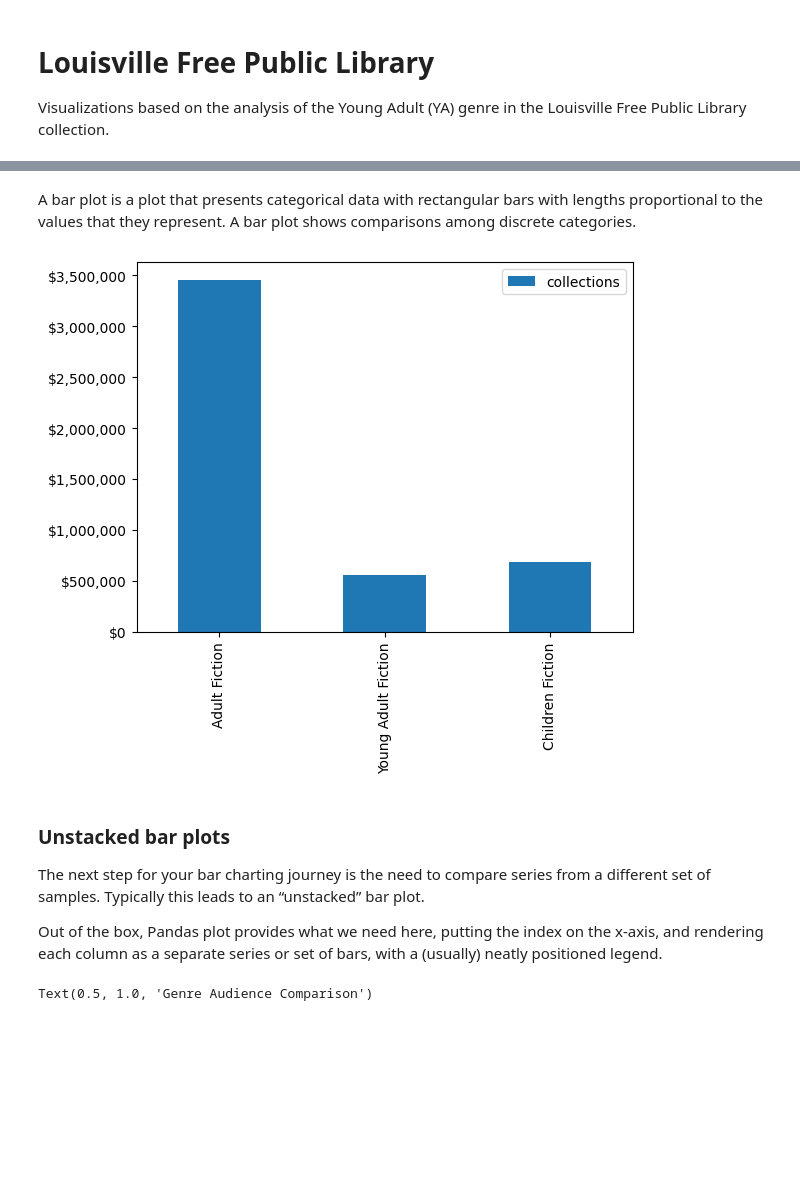
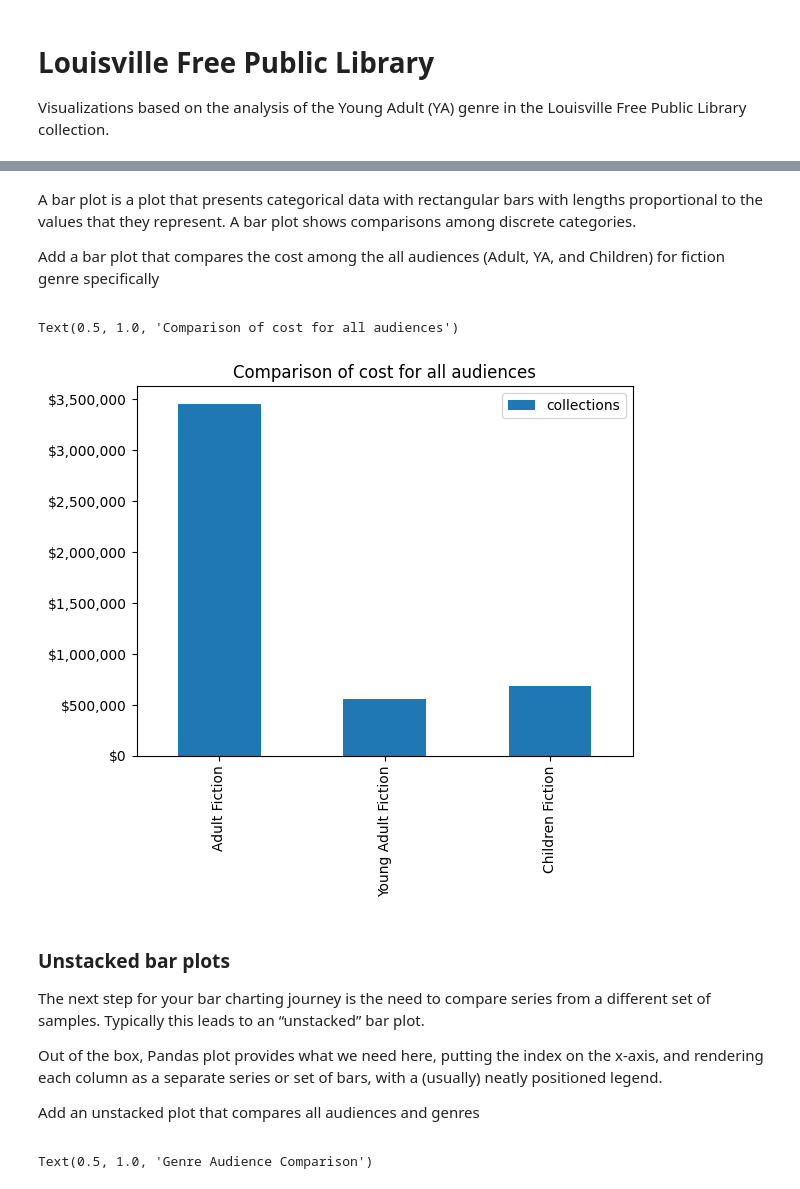
Before and after one commit to yathridv/lfpl-plot, a Jupyter notebook: plot.ipynb, the cells around one changed output, grey strips where cells are left out. Drawn from its saved outputs; the diff is of its cells as text; code cells hidden in the pictures; blank space fills up the shorter version.

```diff
--- a/plot.ipynb
+++ b/plot.ipynb
@@ -21,31 +21,37 @@ books_df.head()
 | 4 | 707411 | Robin rescues dinner : 52 weeks o... | Miller, Robin, 1964- | 2009 | Book | Adult Non-Fiction | Remote Shelving - Main | 19.99 | ... |
 # %% [markdown]
 <p>A bar plot is a plot that presents categorical data with rectangular bars with lengths proportional to the values that they represent. A bar plot shows comparisons among discrete categories. </p>
+
+<p>Add a bar plot that compares the cost among the all audiences (Adult, YA, and Children) for fiction genre specifically<p>
 # %%
+# add code for visualization
 
 # Data masks
 adult_fiction_mask = (books_df['Audience'] == 'Adult') & (books_df['Genre'] == 'Fiction')
 ya_mask = (books_df['Audience'] == 'Teen') & (books_df['Genre'] == 'Fiction')
 children_mask = (books_df['Audience'] == 'Children') & (books_df['Genre'] == 'Fiction')
 
 # Totals by groups
-adult_fiction = int( books_df[adult_fiction_mask]['ItemPrice'].sum())
-ya_fiction = int( books_df[ya_mask]['ItemPrice'].sum())
-children_fiction = int( books_df[children_mask]['ItemPrice'].sum())
+adult_fiction = books_df[adult_fiction_mask]['ItemPrice'].sum()
+ya_fiction =  books_df[ya_mask]['ItemPrice'].sum()
+children_fiction =  books_df[children_mask]['ItemPrice'].sum()
 
 # Plot a bar chart
 plotdata = pd.DataFrame(
     {"collections": [adult_fiction, ya_fiction, children_fiction]},
     index=["Adult Fiction", "Young Adult Fiction", "Children Fiction"])
 
 
 fig = plotdata.plot(kind="bar")
 fmt = '${x:,.0f}'
 fig.yaxis.set_major_formatter('${x:,.0f}')
+fig.set_title('Comparison of cost for all audiences')
 # %% [output]
+Text(0.5, 1.0, 'Comparison of cost for all audiences')
-[figure, old version]
+[figure, new version]
 # %% [markdown]
 <h3>Unstacked bar plots</h3>
 <p>The next step for your bar charting journey is the need to compare series from a different set of samples. Typically this leads to an “unstacked” bar plot.</p>
 <p>Out of the box, Pandas plot provides what we need here, putting the index on the x-axis, and rendering each column as a separate series or set of bars, with a (usually) neatly positioned legend.</p>
+<p>Add an unstacked plot that compares all audiences and genres<p>
 # %%
```
Also changed, not shown: parts of 5 cells of this notebook.
